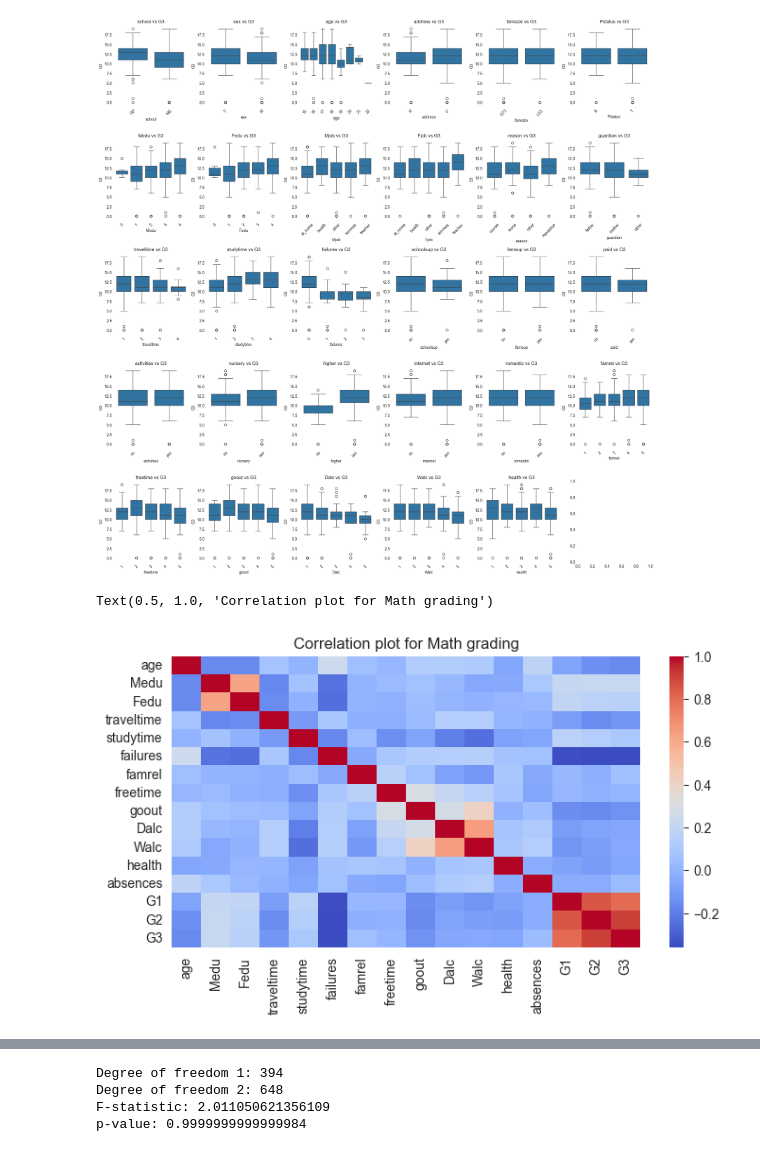
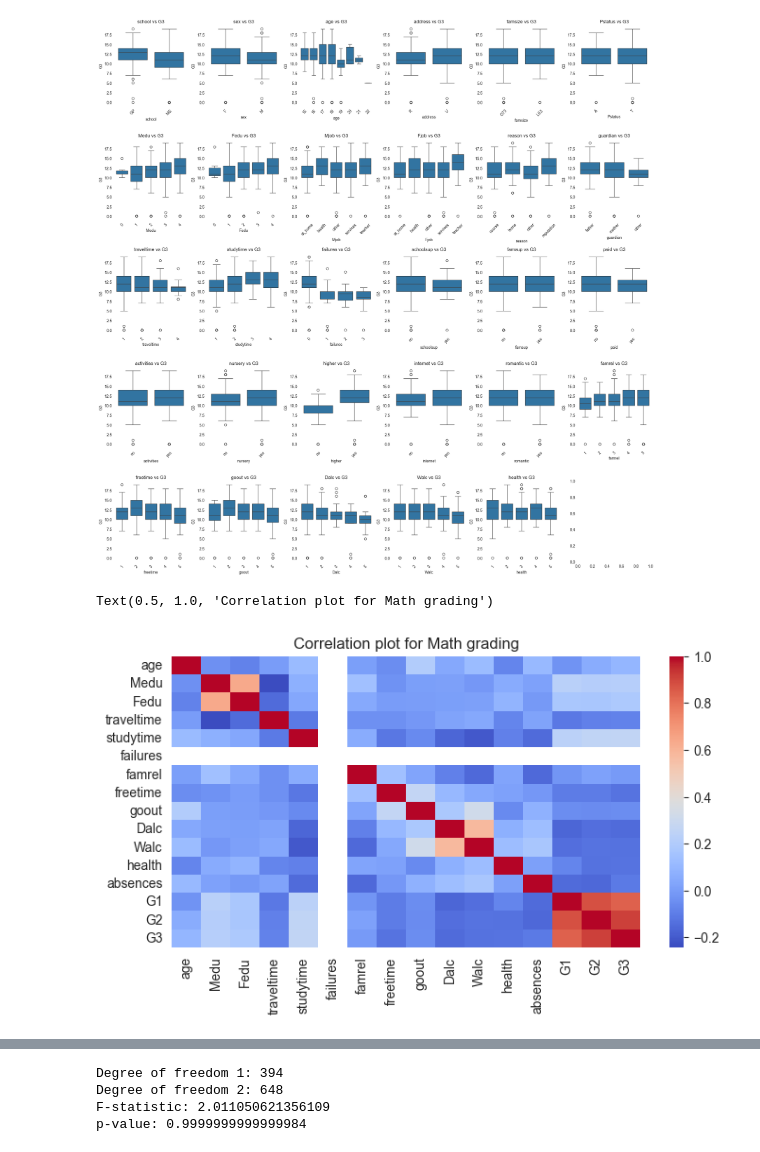
Before and after one commit to david-boules/SDS-CP015-student-performance-pred, a Jupyter notebook: notebooks/cholpon_zhakshylykova/cholpon_zhakshylykova_studentProgress.ipynb, the cells around one changed output, grey strips where cells are left out. Drawn from its saved outputs; the diff is of its cells as text; code cells hidden in the pictures.

Commit message:
replotted correlation plots

```diff
--- a/notebooks/cholpon_zhakshylykova/cholpon_zhakshylykova_studentProgress.ipynb
+++ b/notebooks/cholpon_zhakshylykova/cholpon_zhakshylykova_studentProgress.ipynb
@@ -205,0 +240,21 @@ Index: []
+# %%
+newdf = math.select_dtypes(include="int64")
+
+
+#Using this function, we can assign NA to those values that lie outside the interquartile range:
+for x in newdf:
+    q3,q1 = np.percentile(math.loc[:,x],[75,25])
+    iqr = q3-q1
+
+    max = q3+1.5*iqr
+    min = q1-1.5*iqr
+    newdf.loc[newdf[x] < min,x] = np.nan
+    newdf.loc[newdf[x] > max,x] = np.nan
+
+ #Then, these NA entries can be dropped from the dataframe:
+nf = newdf.dropna(axis='rows')
+
+#index the new filtered data and remove the outliers from the original data
+valid_indices = nf.index
+math_cleaned = math.loc[valid_indices].reset_index(drop=True)
+print("Before cleaning math dataset: " + str(len(math)) + ", after cleaning the math dataset: " + str(len(math_cleaned)))
@@ -293,16 +377,16 @@ plt.show()
 [figure]
 # %%
 import seaborn as sb
-int_cols = math.select_dtypes(include=[np.int64])
+int_cols = math_cleaned.select_dtypes(include=[np.int64])
 
 # select only the numeric columns
 corr_matrix = int_cols.corr()
 
 # Plot heatmap
 sb.heatmap(corr_matrix, cmap="coolwarm")
 plt.title("Correlation plot for Math grading")
 # %% [output]
 Text(0.5, 1.0, 'Correlation plot for Math grading')
-[figure, old version]
+[figure, new version]
 # %%
 import seaborn as sb
```
Also changed, not shown: parts of 13 cells of this notebook.
